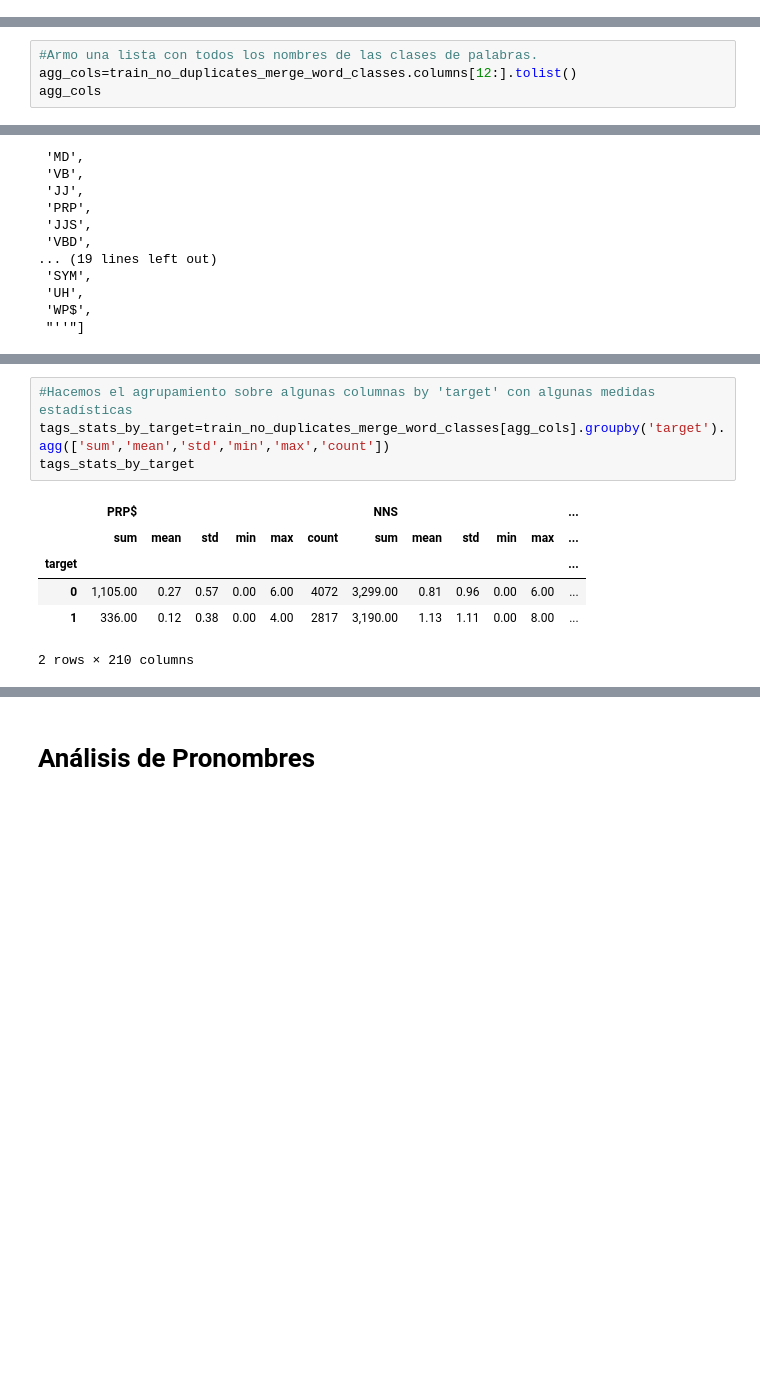
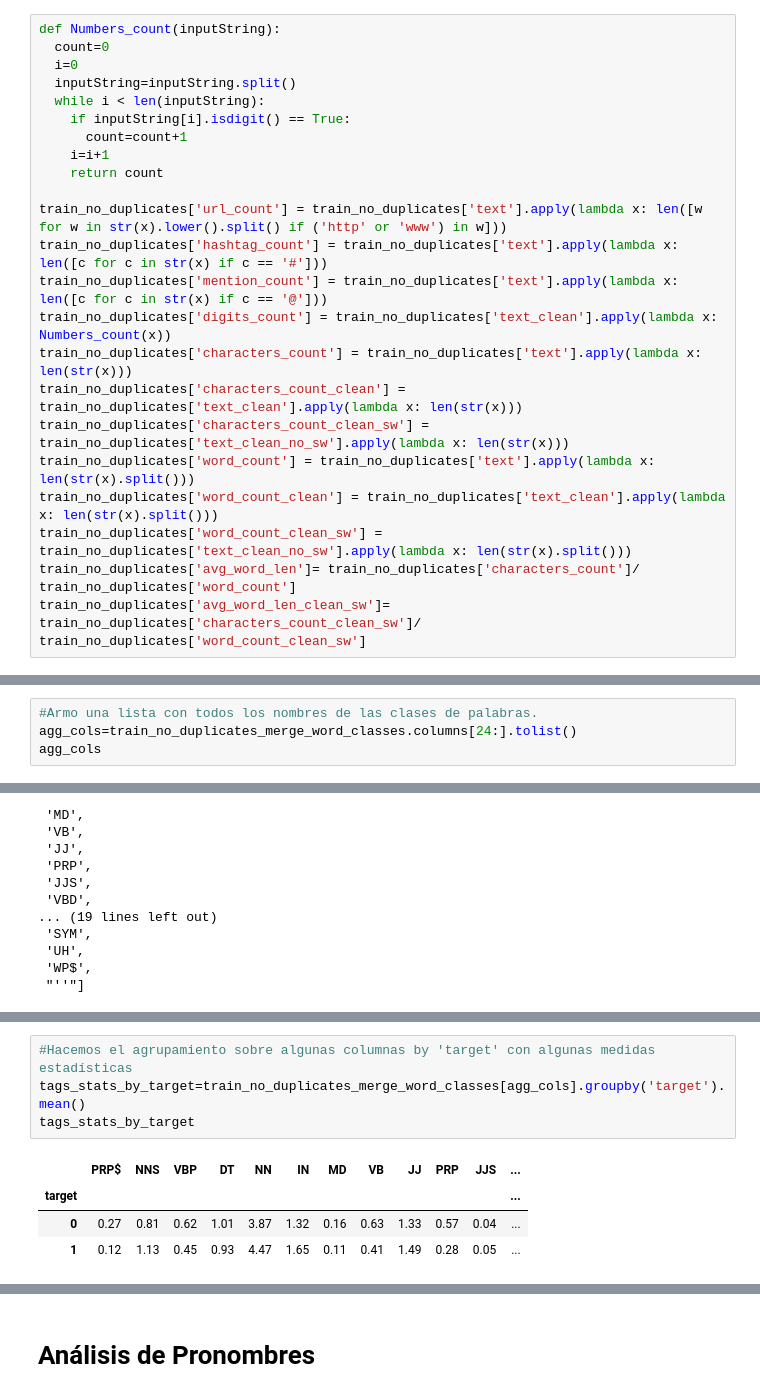
Before and after one commit to Ignacio-Ibarra/NLP-Disasters, a Jupyter notebook: Copy_of_Copia_de_TP1_cambios_v4.ipynb, the cells around one changed output, grey strips where cells are left out. Cells and saved outputs as stored; diff of their text form; blank space fills up the shorter version.

```diff
--- a/Copy_of_Copia_de_TP1_cambios_v4.ipynb
+++ b/Copy_of_Copia_de_TP1_cambios_v4.ipynb
@@ -373,0 +377,23 @@ Se observa también mayor cantidad de verbos y adjetivos que en el otro target.
+# %%
+def Numbers_count(inputString):
+  count=0
+  i=0
+  inputString=inputString.split()
+  while i < len(inputString):
+    if inputString[i].isdigit() == True:
+      count=count+1
+    i=i+1
+    return count
+
+train_no_duplicates['url_count'] = train_no_duplicates['text'].apply(lambda x: len([w for w in str(x).lower().split() if ('http' or 'www') in w]))
+train_no_duplicates['hashtag_count'] = train_no_duplicates['text'].apply(lambda x: len([c for c in str(x) if c == '#']))
+train_no_duplicates['mention_count'] = train_no_duplicates['text'].apply(lambda x: len([c for c in str(x) if c == '@']))
+train_no_duplicates['digits_count'] = train_no_duplicates['text_clean'].apply(lambda x: Numbers_count(x))
+train_no_duplicates['characters_count'] = train_no_duplicates['text'].apply(lambda x: len(str(x)))
+train_no_duplicates['characters_count_clean'] = train_no_duplicates['text_clean'].apply(lambda x: len(str(x)))
+train_no_duplicates['characters_count_clean_sw'] = train_no_duplicates['text_clean_no_sw'].apply(lambda x: len(str(x)))
+train_no_duplicates['word_count'] = train_no_duplicates['text'].apply(lambda x: len(str(x).split()))
+train_no_duplicates['word_count_clean'] = train_no_duplicates['text_clean'].apply(lambda x: len(str(x).split()))
+train_no_duplicates['word_count_clean_sw'] = train_no_duplicates['text_clean_no_sw'].apply(lambda x: len(str(x).split()))
+train_no_duplicates['avg_word_len']= train_no_duplicates['characters_count']/ train_no_duplicates['word_count']
+train_no_duplicates['avg_word_len_clean_sw']= train_no_duplicates['characters_count_clean_sw']/ train_no_duplicates['word_count_clean_sw']
@@ -600,6 +855,6 @@ train_no_duplicates_merge_word_classes.shape
 # %%
 #Armo una lista con todos los nombres de las clases de palabras.
-agg_cols=train_no_duplicates_merge_word_classes.columns[12:].tolist()
+agg_cols=train_no_duplicates_merge_word_classes.columns[24:].tolist()
 agg_cols
 # %% [output]
 ['PRP$',
@@ -644,11 +900,9 @@ agg_cols
 # %%
 #Hacemos el agrupamiento sobre algunas columnas by 'target' con algunas medidas estadísticas
-tags_stats_by_target=train_no_duplicates_merge_word_classes[agg_cols].groupby('target').agg(['sum','mean','std','min','max','count'])
+tags_stats_by_target=train_no_duplicates_merge_word_classes[agg_cols].groupby('target').mean()
 tags_stats_by_target
 # %% [output]
-|  | PRP$ |  |  |  |  |  | NNS |  |  |  |  | ... |
-|  | sum | mean | std | min | max | count | sum | mean | std | min | max | ... |
+|  | PRP$ | NNS | VBP | DT | NN | IN | MD | VB | JJ | PRP | JJS | ... |
 | target |  |  |  |  |  |  |  |  |  |  |  | ... |
-| 0 | 1,105.00 | 0.27 | 0.57 | 0.00 | 6.00 | 4072 | 3,299.00 | 0.81 | 0.96 | 0.00 | 6.00 | ... |
-| 1 | 336.00 | 0.12 | 0.38 | 0.00 | 4.00 | 2817 | 3,190.00 | 1.13 | 1.11 | 0.00 | 8.00 | ... |
+| 0 | 0.27 | 0.81 | 0.62 | 1.01 | 3.87 | 1.32 | 0.16 | 0.63 | 1.33 | 0.57 | 0.04 | ... |
+| 1 | 0.12 | 1.13 | 0.45 | 0.93 | 4.47 | 1.65 | 0.11 | 0.41 | 1.49 | 0.28 | 0.05 | ... |
-2 rows × 210 columns
```
Also changed, not shown: parts of 89 cells of this notebook.
